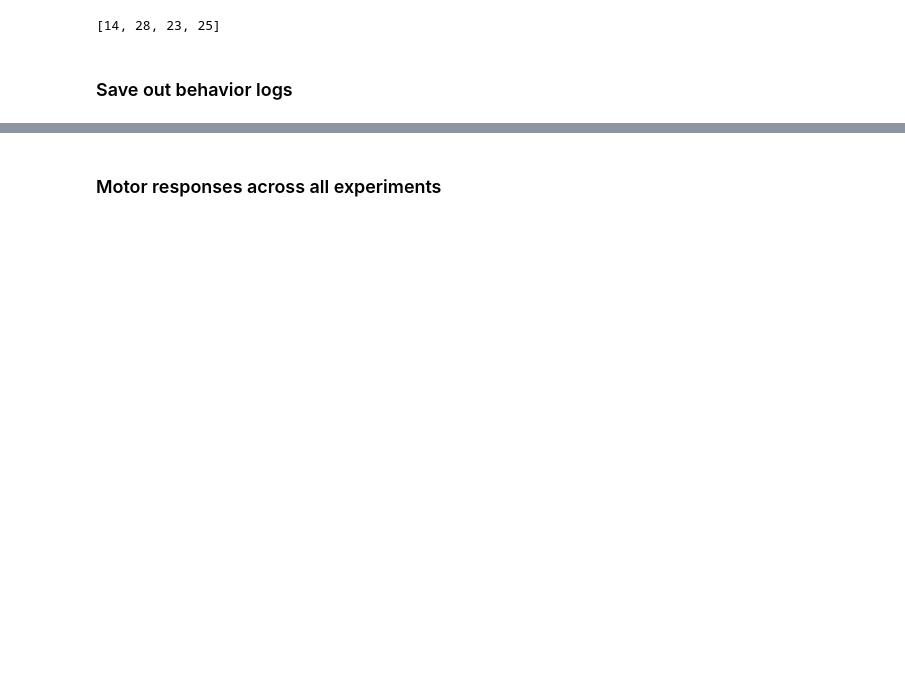
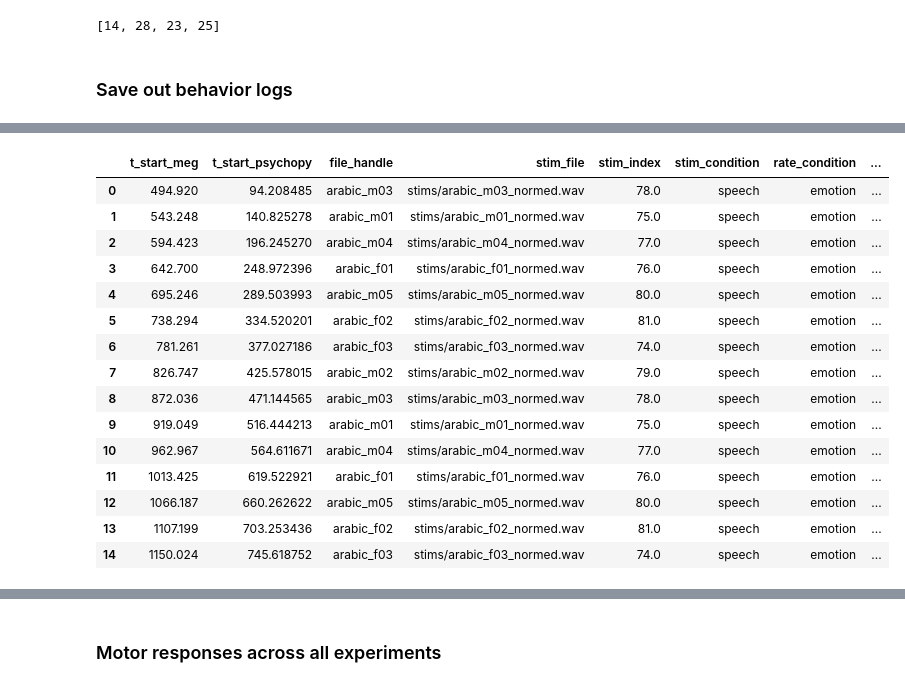
Before and after one commit to laurenostrowski/meg_processing_bigfrank, a Jupyter notebook: 4.1_fix_and_sort_experiments.ipynb, the cells around one changed output, grey strips where cells are left out. Saved outputs shown, nothing was run; the diff lists cells and outputs as text; code cells hidden in the pictures; blank space fills up the shorter version.

```diff
--- a/4.1_fix_and_sort_experiments.ipynb
+++ b/4.1_fix_and_sort_experiments.ipynb
@@ -525,0 +441,34 @@ glottal_df_trimmed.to_csv(os.path.join(lary_dir, 'laryperc_events.csv'), index=F
+# %%
+emcom_df = rating_df.drop(columns=['thisRow.t', 'notes', 'Unnamed: 15', 'glottal'])
+emcom_df = emcom_df.iloc[1:]  # practice trial in first start
+emcom_df.drop(index=76, inplace=True)  # practice trial in restart
+emcom_df.reset_index(inplace=True, drop=True)
+emcom_df['FIF'] = None
+eb = [0] + list(np.cumsum(emcom_blocks))
+for i in range(len(eb)-1):
+    fname = os.path.join(emcom_dir, f'emcom_{i+1}_raw.fif')
+    emcom_df.iloc[eb[i]:eb[i+1], emcom_df.columns.get_loc('FIF')] = fname
+
+# sync up with MEG event times
+records = []
+for fif_name in emcom_df['FIF'].dropna().unique():
+    if not Path(fif_name).exists(): raise FileNotFoundError(f"FIF not found: {fif_name}")
+    raw = mne.io.read_raw_fif(fif_name, preload=False, verbose=False)
+
+    events = find_events(raw, stim_channel='STI101', min_duration=0.0015, verbose=False)
+    events[:, 0] = events[:, 0] - raw.first_samp # adjust for first sample in raw data
+    ex = events[events[:, 2] == 1]
+
+    onsets_sec = (ex[:, 0] / raw.info['sfreq']).tolist()
+    for t in onsets_sec: records.append(t)
+
+    n_expected = (emcom_df['FIF'] == fif_name).sum()
+    n_found = len(onsets_sec)
+    if n_found != n_expected:
+        raise ValueError(f"{fif_name}: expected {n_expected} excerpt but found {n_found}.")
+
+onsets_df = pd.DataFrame(records, columns=['t_start_meg'])
+emcom_df.rename(columns={'t_start': 't_start_psychopy'}, inplace=True)
+emcom_df['t_start_meg'] = onsets_df['t_start_meg']
+emcom_df.insert(0, 't_start_meg', emcom_df.pop('t_start_meg'))
+emcom_df.to_csv(os.path.join(emcom_dir, 'emcom_events.csv'), index=False)
@@ -525,0 +491,23 @@ glottal_df_trimmed.to_csv(os.path.join(lary_dir, 'laryperc_events.csv'), index=F
+# %%
+sarde_df = emcom_df.tail(8)
+sarde_df.reset_index(inplace=True, drop=True)
+sarde_df.to_csv(os.path.join(sarde_dir, 'sardepassive_events.csv'), index=False)
+# %%
+sarde_df
+# %% [output]
+|  | t_start_meg | t_start_psychopy | file_handle | stim_file | stim_index | stim_condition | rate_condition | ... |
+| 0 | 494.920 | 94.208485 | arabic_m03 | stims/arabic_m03_normed.wav | 78.0 | speech | emotion | ... |
+| 1 | 543.248 | 140.825278 | arabic_m01 | stims/arabic_m01_normed.wav | 75.0 | speech | emotion | ... |
+| 2 | 594.423 | 196.245270 | arabic_m04 | stims/arabic_m04_normed.wav | 77.0 | speech | emotion | ... |
+| 3 | 642.700 | 248.972396 | arabic_f01 | stims/arabic_f01_normed.wav | 76.0 | speech | emotion | ... |
+| 4 | 695.246 | 289.503993 | arabic_m05 | stims/arabic_m05_normed.wav | 80.0 | speech | emotion | ... |
+| 5 | 738.294 | 334.520201 | arabic_f02 | stims/arabic_f02_normed.wav | 81.0 | speech | emotion | ... |
+| 6 | 781.261 | 377.027186 | arabic_f03 | stims/arabic_f03_normed.wav | 74.0 | speech | emotion | ... |
+| 7 | 826.747 | 425.578015 | arabic_m02 | stims/arabic_m02_normed.wav | 79.0 | speech | emotion | ... |
+| 8 | 872.036 | 471.144565 | arabic_m03 | stims/arabic_m03_normed.wav | 78.0 | speech | emotion | ... |
+| 9 | 919.049 | 516.444213 | arabic_m01 | stims/arabic_m01_normed.wav | 75.0 | speech | emotion | ... |
+| 10 | 962.967 | 564.611671 | arabic_m04 | stims/arabic_m04_normed.wav | 77.0 | speech | emotion | ... |
+| 11 | 1013.425 | 619.522921 | arabic_f01 | stims/arabic_f01_normed.wav | 76.0 | speech | emotion | ... |
+| 12 | 1066.187 | 660.262622 | arabic_m05 | stims/arabic_m05_normed.wav | 80.0 | speech | emotion | ... |
+| 13 | 1107.199 | 703.253436 | arabic_f02 | stims/arabic_f02_normed.wav | 81.0 | speech | emotion | ... |
+| 14 | 1150.024 | 745.618752 | arabic_f03 | stims/arabic_f03_normed.wav | 74.0 | speech | emotion | ... |
```
Also changed, not shown: parts of 20 cells of this notebook, 1 other file.
